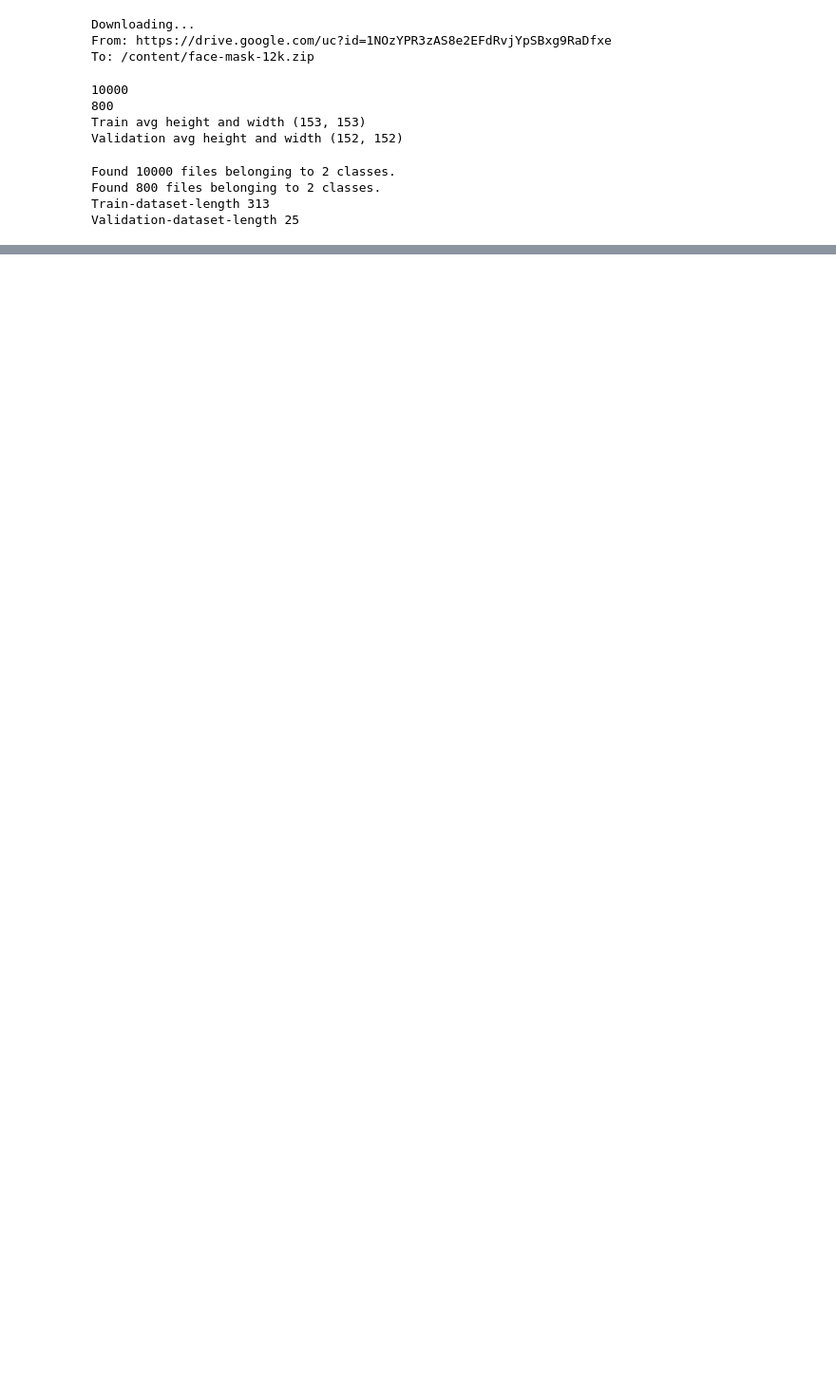
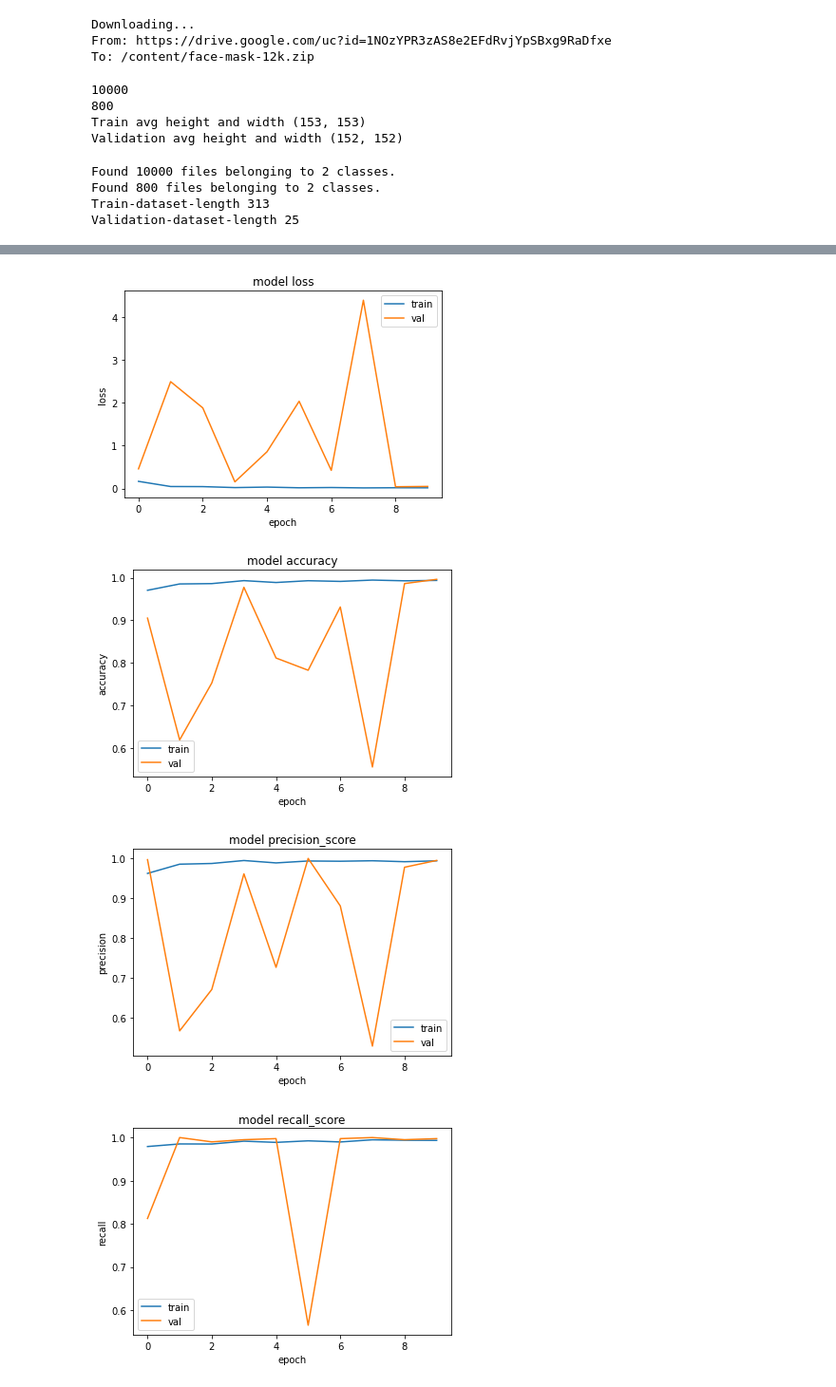
Before and after one commit to vipul43/Face_Mask_Detection, a Jupyter notebook: streamModel.ipynb, the cells around one changed output, grey strips where cells are left out. Shown at 95% size. Saved outputs shown, nothing was run; the diff lists cells and outputs as text; code cells hidden in the pictures; blank space fills up the shorter version.

```diff
--- a/streamModel.ipynb
+++ b/streamModel.ipynb
@@ -128,10 +128,9 @@ class SModel:
 
   def get_model(self):
     inputs = tf.keras.Input(shape=self.input_shape)  #input layer
-    base_model = tf.keras.applications.Xception(
-                weights='imagenet',
+    base_model = tf.keras.applications.MobileNetV2(
                 input_shape=self.input_shape,
-                include_top=False)(inputs)
+                include_top=False, weights="imagenet", classes=2)(inputs)
     layer1 = tf.keras.layers.Conv2D(
         filters=2,
         kernel_size=4,
@@ -185,7 +184,7 @@ class SModel:
     plot_model(model, to_file='main_model_V040301.png') #convention for the model plot: main_model_VddMMXX where XX is the model number
     return model
 
-  def compile(self, optimizer="adam", loss="binary_crossentropy", metrics=['acc', tf.keras.metrics.Precision(), tf.keras.metrics.Recall()]):
+  def compile(self, optimizer=tf.keras.optimizers.Adam(learning_rate=0.001), loss="binary_crossentropy", metrics=['acc', tf.keras.metrics.Precision(), tf.keras.metrics.Recall()]):
     self.model.compile(optimizer=optimizer, loss=loss, metrics=metrics)
 
   def train(self, train_dataset, epochs=1):
@@ -252,5 +251,5 @@ class SModel:
 # %%
 # Creating instance of SModel Class
 
-mmodel = SModel((153, 153, 3))
+smodel = SModel((153, 153, 3))
 # %% [output]
@@ -275,9 +274,9 @@ _________________________________________________________________
 # Model Compilation
 # https://keras.io/api/models/model_training_apis/
 
-mmodel.compile()
+smodel.compile()
 # %%
 # Training
 # https://keras.io/api/models/model_training_apis/
 
-mmodel.train(train_dataset, epochs=epochs)
+smodel.train(train_dataset, epochs=epochs)
@@ -289,10 +311,15 @@ mmodel.evaluate(val_dataset)
 # %%
 # Drawing the train Loss, accuracy, precision, recall of the model - visualising
 
-mmodel.plot_loss_per_epoch()
-mmodel.plot_accuracy_per_epoch()
-mmodel.plot_precision_per_epoch()
-mmodel.plot_recall_per_epoch()
+smodel.plot_loss_per_epoch()
+smodel.plot_accuracy_per_epoch()
+smodel.plot_precision_per_epoch()
+smodel.plot_recall_per_epoch()
+# %% [output]
+[figure, added]
+[figure, added]
+[figure, added]
+[figure, added]
 # %%
 # saving model to file
 
```
Also changed, not shown: parts of 4 cells of this notebook.
